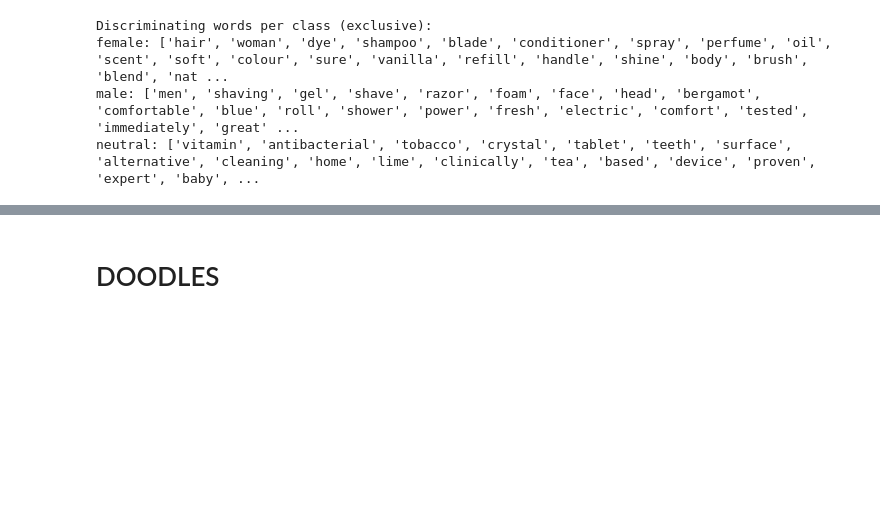
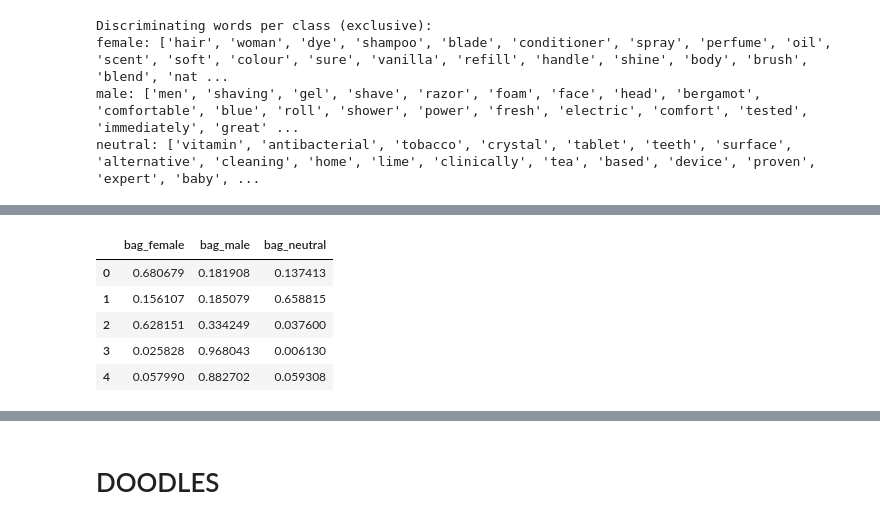
Before and after one commit to aleksandrajaremko/PP422-group-project, a Jupyter notebook: workbook_gender_from_text_aj.ipynb, the cells around one changed output, grey strips where cells are left out. Saved outputs shown, nothing was run; the diff lists cells and outputs as text; code cells hidden in the pictures; blank space fills up the shorter version.

```diff
--- a/workbook_gender_from_text_aj.ipynb
+++ b/workbook_gender_from_text_aj.ipynb
@@ -580,0 +593,30 @@ neutral: ['vitamin', 'antibacterial', 'tobacco', 'crystal', 'tablet', 'teeth', '
+# %%
+# Define parameter grid for tuning
+param_grid = {
+    'tfidf__ngram_range': [(1,1)], ##, (1,2)],
+    'tfidf__min_df': [0.01, 0.2],
+    'tfidf__max_df': [0.8, 0.99],
+    'logreg__solver': ['saga'],
+    'logreg__C': [0.1, 1, 0.05],
+    'logreg__penalty': ['l1','l2','elasticnet'],
+    'logreg__l1_ratio' : [0.1, 0.5, 0.9],
+}
+
+scoring = {
+
+    'accuracy': 'accuracy',
+    'f1_weighted': 'f1_weighted',
+    'neg_log_loss': 'neg_log_loss',
+    'roc_auc_ovr':'roc_auc_ovr'
+}
+
+# Create GridSearchCV
+grid_search = GridSearchCV(
+    estimator=text_pipe_log,
+    param_grid=param_grid,
+    cv=5,
+    n_jobs=1,
+    refit='accuracy',
+    #verbose=1,
+    scoring= scoring
+)
@@ -580,0 +672,16 @@ neutral: ['vitamin', 'antibacterial', 'tobacco', 'crystal', 'tablet', 'teeth', '
+# %%
+# extract class probabilities for each row
+probs = grid_search.best_estimator_.predict_proba(X_test)
+class_labels = grid_search.best_estimator_.classes_
+
+prob_df = pd.DataFrame(probs, columns=['bag_female','bag_male','bag_neutral'])
+
+
+display(prob_df.head(5))
+# %% [output]
+|  | bag_female | bag_male | bag_neutral |
+| 0 | 0.680679 | 0.181908 | 0.137413 |
+| 1 | 0.156107 | 0.185079 | 0.658815 |
+| 2 | 0.628151 | 0.334249 | 0.037600 |
+| 3 | 0.025828 | 0.968043 | 0.006130 |
+| 4 | 0.057990 | 0.882702 | 0.059308 |
```
Also changed, not shown: parts of 32 cells of this notebook, 1 other file.
